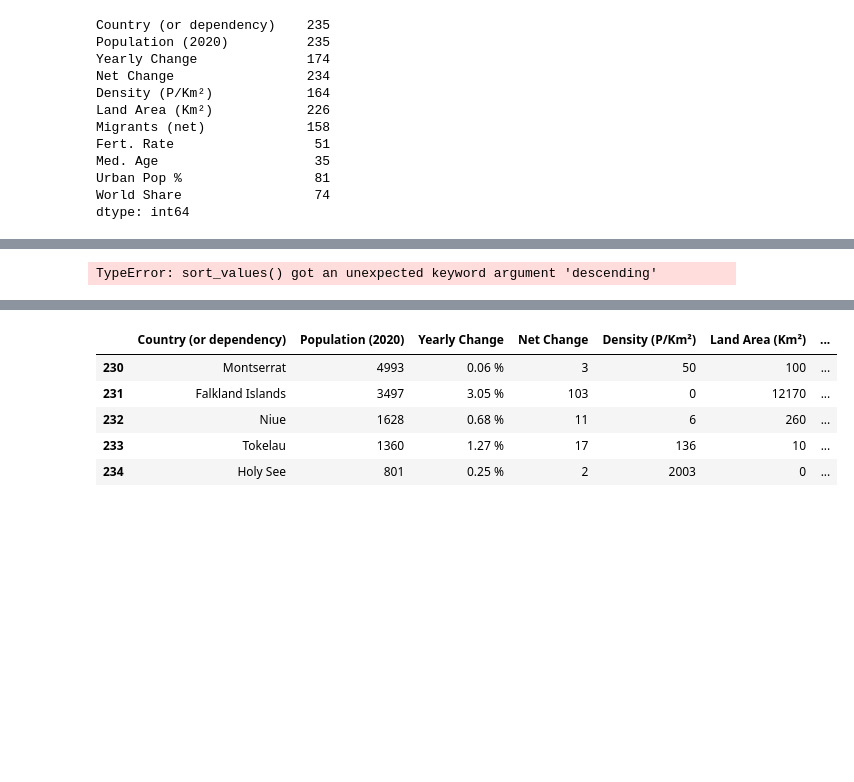
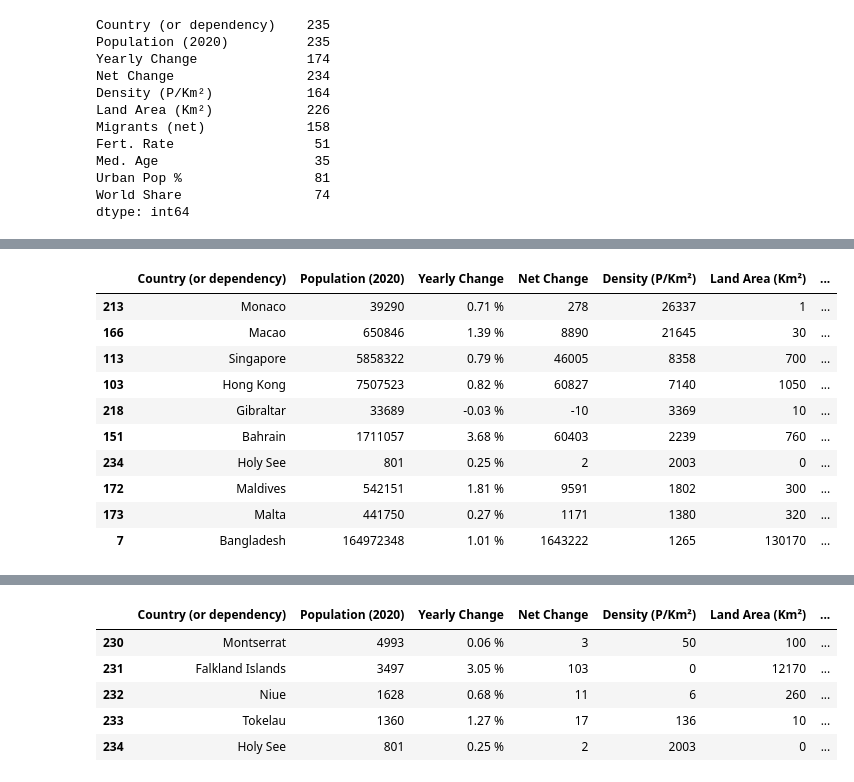
Before and after one commit to Fern1989/trabajo_final_curso_organidata, a Jupyter notebook: Trabajo_Final.ipynb, the cells around one changed output, grey strips where cells are left out. Saved outputs shown, nothing was run; the diff lists cells and outputs as text; code cells hidden in the pictures; blank space fills up the shorter version.

```diff
--- a/Trabajo_Final.ipynb
+++ b/Trabajo_Final.ipynb
@@ -65,5 +70,15 @@ df.head(5)
 # %%
-df.sort_values(['Density (P/Km²)'], descending=[True]).head()
+df.sort_values(['Density (P/Km²)'], ascending=[False]).head(10)
 # %% [output]
-TypeError: sort_values() got an unexpected keyword argument 'descending'
+|  | Country (or dependency) | Population (2020) | Yearly Change | Net Change | Density (P/Km²) | Land Area (Km²) | ... |
+| 213 | Monaco | 39290 | 0.71 % | 278 | 26337 | 1 | ... |
+| 166 | Macao | 650846 | 1.39 % | 8890 | 21645 | 30 | ... |
+| 113 | Singapore | 5858322 | 0.79 % | 46005 | 8358 | 700 | ... |
+| 103 | Hong Kong | 7507523 | 0.82 % | 60827 | 7140 | 1050 | ... |
+| 218 | Gibraltar | 33689 | -0.03 % | -10 | 3369 | 10 | ... |
+| 151 | Bahrain | 1711057 | 3.68 % | 60403 | 2239 | 760 | ... |
+| 234 | Holy See | 801 | 0.25 % | 2 | 2003 | 0 | ... |
+| 172 | Maldives | 542151 | 1.81 % | 9591 | 1802 | 300 | ... |
+| 173 | Malta | 441750 | 0.27 % | 1171 | 1380 | 320 | ... |
+| 7 | Bangladesh | 164972348 | 1.01 % | 1643222 | 1265 | 130170 | ... |
 # %%
```
Also changed, not shown: parts of 11 cells of this notebook.
